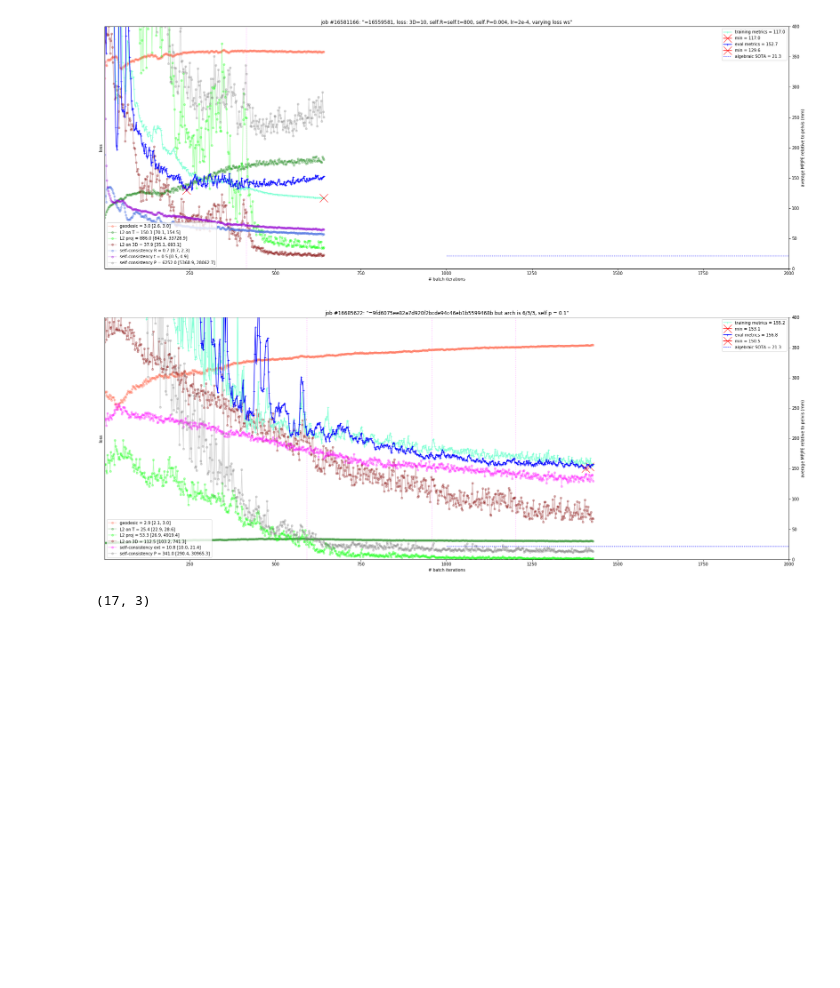
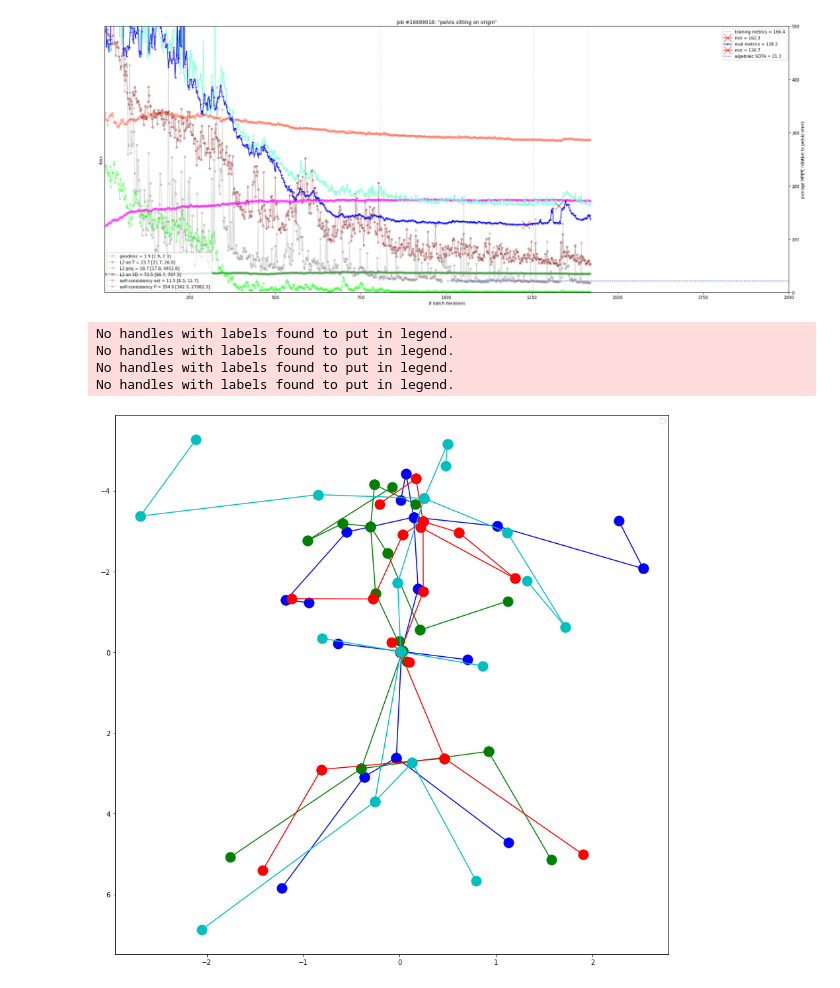
Before and after one commit to karfly/learnable-triangulation-pytorch, a Jupyter notebook: tom.ipynb, the cells around one changed output. Cells and saved outputs as stored; diff of their text form; code cells hidden in the pictures; blank space fills up the shorter version.

```diff
--- a/tom.ipynb
+++ b/tom.ipynb
@@ -58,22 +58,69 @@ def plot_jobs(jobs, titles, training_batch_size=8, metrics_ylim=[0, 1e2], n_max_
 # %%
 jobs = list(zip(*[
     #('15854643', '6D, arch=shared, loss: geo=10, t=5, 3D=1.0, lr=1e-4'),  # 0c4ebaf24b30a8d33e78a289fbafc2ea4924e169, using GT t
     #another baseline ('15926479', 'norm Fro, supervision: 3D, R | t'),
 
     # SOTA superv R|t
     #('16640073', '6f95e67454c63ca59d5b439089493b20632c6372'),
     #('16647158', '=16640073, 10% dataset'),
 
     # SOTA unsuperv R|t
-    ('16581166', '=16559581, loss: 3D=10, self.R=self.t=800, self.P=0.004, lr=2e-4, varying loss ws'),
-    # 16678168, 16671988, 16677456, 16677742, 16678972, 16679715, 16680183
-    ('16685622', '=9fd6075ee82a7d920f2bcde94c46eb1b5599468b but arch is 6/3/3, self.p = 0.1'),  # 16687860 (with self.R = L2)
+    #('16581166', '=16559581, loss: 3D=10, self.R=self.t=800, self.P=0.004, lr=2e-4, varying loss ws'),
+    #stills 16678168, 16671988, 16677456, 16677742, 16678972, 16679715, 16680183
+    ('16699018', 'pelvis sitting on origin'),
 ]))
 
-plot_jobs(jobs[0], jobs[1], metrics_ylim=[0, 4e2], n_max_epochs=10e2)
+plot_jobs(jobs[0], jobs[1], metrics_ylim=[0, 5e2], n_max_epochs=10e2)
 # %% [output]
-[figure, old version]
+[figure, new version]
-# %%
-np.zeros((17, 3, 1)).squeeze(-1).shape
-# %% [output]
-(17, 3)
+# %%
+from matplotlib import pyplot as plt
+
+
+def draw_kp_in_2d(axis, keypoints_2d_in_view, color):
+    for joint_pair in get_joints_connections():
+        joints = [
+            keypoints_2d_in_view[joint_pair[0]],
+            keypoints_2d_in_view[joint_pair[1]]
+        ]
+        xs = joints[0][0], joints[1][0]
+        ys = joints[0][1], joints[1][1]
+        axis.plot(
+            xs, ys,
+            marker='o',
+            markersize=15,
+            color=color,
+        )
+
+
+def draw_kp_in_3d(axis, keypoints_3d):
+    for joint_pair in get_joints_connections():
+        joints = [
+            keypoints_3d[joint_pair[0]],
+            keypoints_3d[joint_pair[1]]
+        ]
+        xs = joints[0][0], joints[1][0]
+        ys = joints[0][1], joints[1][1]
+        zs = joints[0][2], joints[1][2]
+        axis.plot(
+            xs, ys, zs,
+            marker='o',
+            markersize=15,
+            color='blue',
+        )
+
+
+kps = np.load('/home/stefano/Scuola/tud/_classes/thesis/milestones/20.05_27.05_rodrigezzzzzzzzzz/kps2d.npy')
+
+fig, axis = get_figa(1, 1, heigth=15, width=15)
+for view_i in range(kps.shape[0]):
+    draw_kp_in_2d(axis, kps[view_i], list(mcolors.BASE_COLORS.values())[view_i])
+    axis.legend()
+
+plt.gca().invert_yaxis()
+# %% [output]
+No handles with labels found to put in legend.
+No handles with labels found to put in legend.
+No handles with labels found to put in legend.
+No handles with labels found to put in legend.
+[figure, added]
```
Also changed, not shown: 6 other files.
